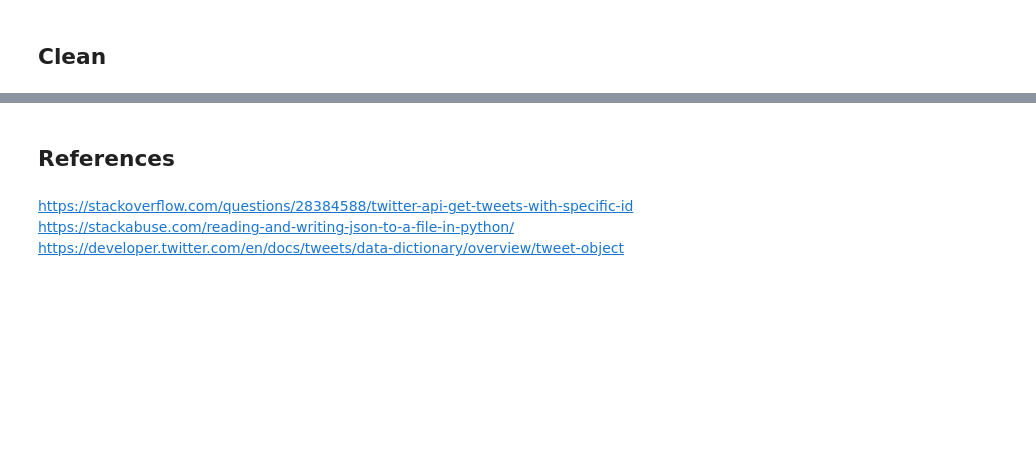
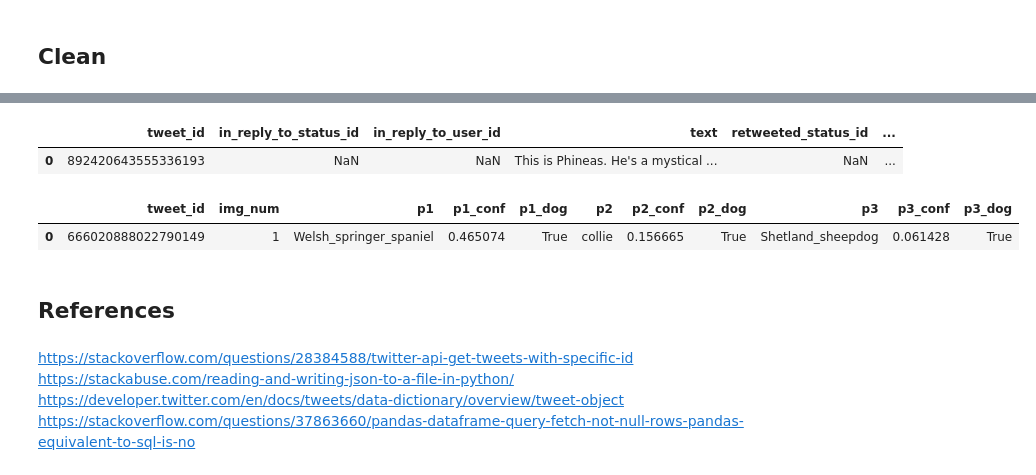
Before and after one commit to amr9410/PythonDataWrangling, a Jupyter notebook: wrangle_act.ipynb, the cells around one changed output, grey strips where cells are left out. Saved outputs shown, nothing was run; the diff lists cells and outputs as text; code cells hidden in the pictures; blank space fills up the shorter version.

```diff
--- a/wrangle_act.ipynb
+++ b/wrangle_act.ipynb
@@ -227,0 +323,5 @@ Define Code Test
+# %%
+#Create copies of the tables
+df_archive_copy = df_archive.copy()
+df_predictions_copy = df_predictions.copy()
+df_tweets_copy = df_tweets.copy()
@@ -228,3 +334,16 @@ Define Code Test
+# %%
+df_archive_copy.drop(['timestamp', 'source', 'expanded_urls'], axis=1, inplace=True)
+df_predictions_copy.drop(['jpg_url'], axis=1, inplace=True)
+# %%
+df_archive_copy.head(1)
+# %% [output]
+|  | tweet_id | in_reply_to_status_id | in_reply_to_user_id | text | retweeted_status_id | ... |
+| 0 | 892420643555336193 | NaN | NaN | This is Phineas. He's a mystical ... | NaN | ... |
+# %%
+df_predictions_copy.head(1)
+# %% [output]
+|  | tweet_id | img_num | p1 | p1_conf | p1_dog | p2 | p2_conf | p2_dog | p3 | p3_conf | p3_dog |
+| 0 | 666020888022790149 | 1 | Welsh_springer_spaniel | 0.465074 | True | collie | 0.156665 | True | Shetland_sheepdog | 0.061428 | True |
 # %%
 Storing, Analyzing, and Visualizing Data for this Project
 Store the clean DataFrame(s) in a CSV file with the main one named twitter_archive_master.csv. If additional files exist because multiple tables are required for tidiness, name these files appropriately.
@@ -238,4 +357,5 @@ https://stackoverflow.com/questions/28384588/twitter-api-get-tweets-with-specifi
 <br>
 https://stackabuse.com/reading-and-writing-json-to-a-file-in-python/
 <br>
-https://developer.twitter.com/en/docs/tweets/data-dictionary/overview/tweet-object
+https://developer.twitter.com/en/docs/tweets/data-dictionary/overview/tweet-object<br>
+https://stackoverflow.com/questions/37863660/pandas-dataframe-query-fetch-not-null-rows-pandas-equivalent-to-sql-is-no<br>
```
Also changed, not shown: parts of 16 cells of this notebook.
